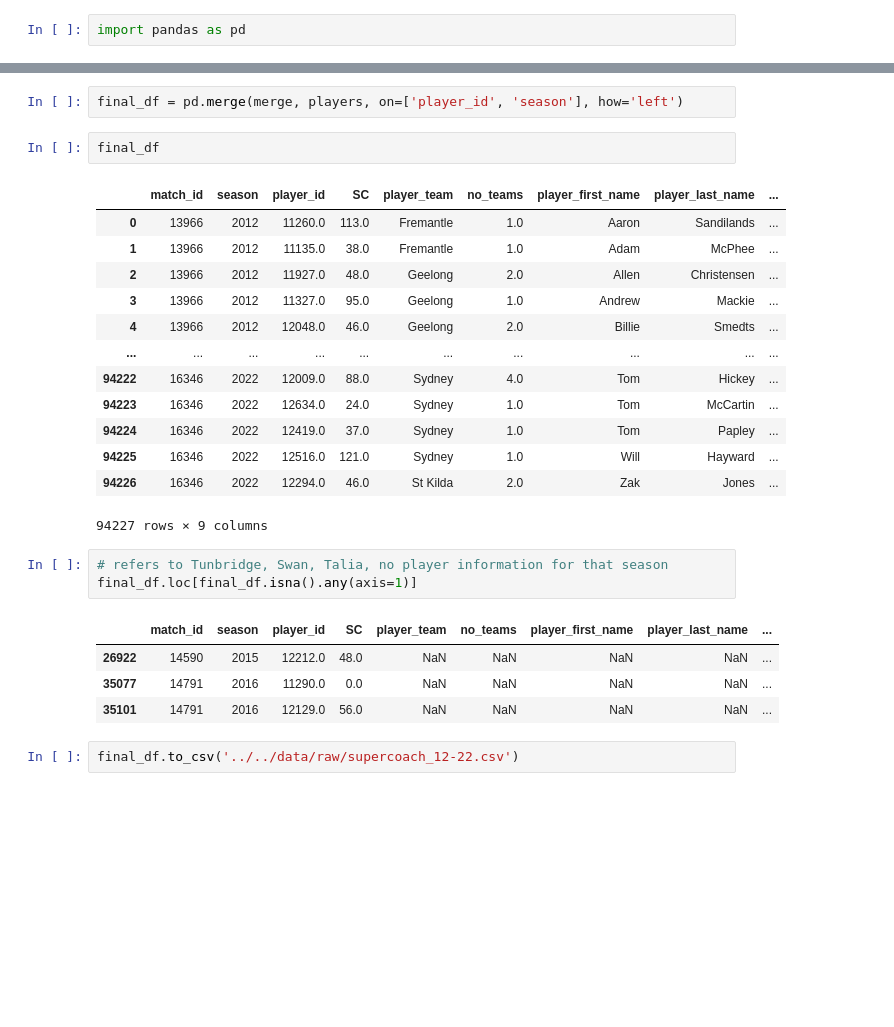
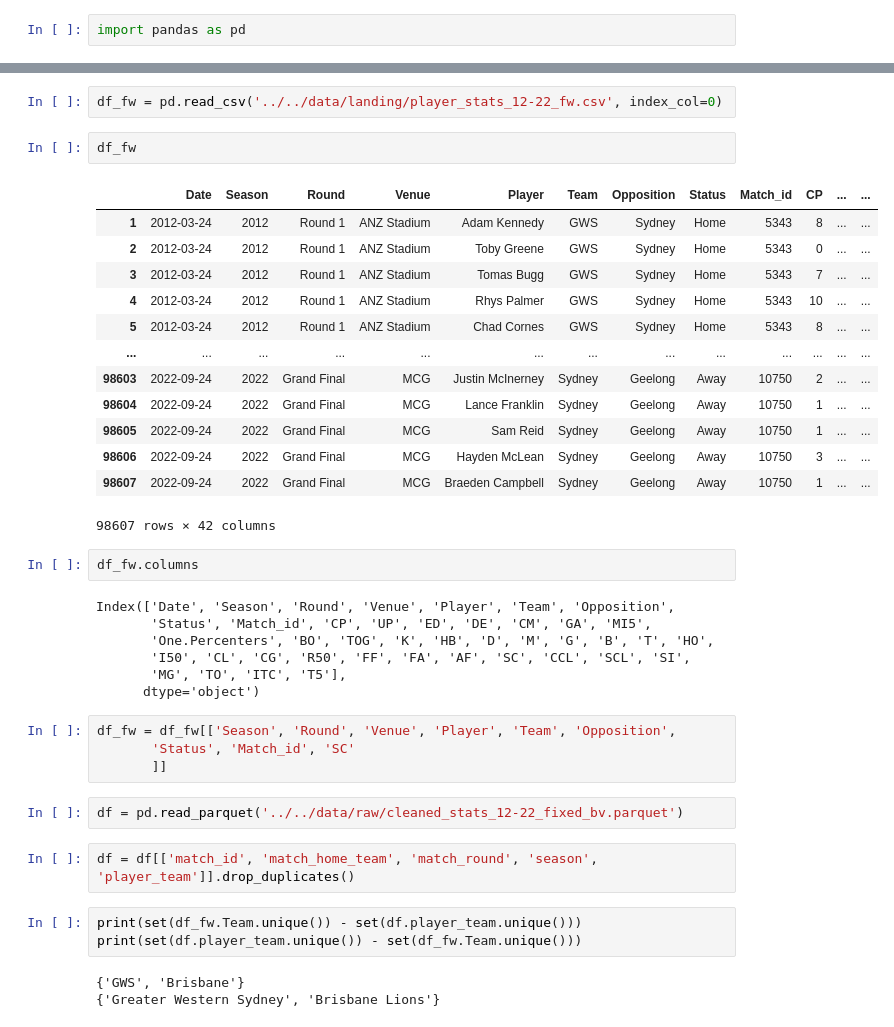
Before and after one commit to Neverknowwhattoput/My-Brownlow-Predictor, a Jupyter notebook: notebooks/1 - preprocessing/16 - preprocessing_footywire.ipynb, the cells around one changed output, grey strips where cells are left out. Saved outputs shown, nothing was run; the diff lists cells and outputs as text; blank space fills up the shorter version.

```diff
--- a/notebooks/1 - preprocessing/16 - preprocessing_footywire.ipynb
+++ b/notebooks/1 - preprocessing/16 - preprocessing_footywire.ipynb
@@ -307,28 +3,41 @@ merge = merge[['match_id', 'season', 'player_id', 'SC']]
-# %%
-final_df = pd.merge(merge, players, on=['player_id', 'season'], how='left')
-# %%
-final_df
-# %% [output]
-|  | match_id | season | player_id | SC | player_team | no_teams | player_first_name | player_last_name | ... |
-| 0 | 13966 | 2012 | 11260.0 | 113.0 | Fremantle | 1.0 | Aaron | Sandilands | ... |
-| 1 | 13966 | 2012 | 11135.0 | 38.0 | Fremantle | 1.0 | Adam | McPhee | ... |
-| 2 | 13966 | 2012 | 11927.0 | 48.0 | Geelong | 2.0 | Allen | Christensen | ... |
-| 3 | 13966 | 2012 | 11327.0 | 95.0 | Geelong | 1.0 | Andrew | Mackie | ... |
-| 4 | 13966 | 2012 | 12048.0 | 46.0 | Geelong | 2.0 | Billie | Smedts | ... |
-| ... | ... | ... | ... | ... | ... | ... | ... | ... | ... |
-| 94222 | 16346 | 2022 | 12009.0 | 88.0 | Sydney | 4.0 | Tom | Hickey | ... |
-| 94223 | 16346 | 2022 | 12634.0 | 24.0 | Sydney | 1.0 | Tom | McCartin | ... |
-| 94224 | 16346 | 2022 | 12419.0 | 37.0 | Sydney | 1.0 | Tom | Papley | ... |
-| 94225 | 16346 | 2022 | 12516.0 | 121.0 | Sydney | 1.0 | Will | Hayward | ... |
-| 94226 | 16346 | 2022 | 12294.0 | 46.0 | St Kilda | 2.0 | Zak | Jones | ... |
-94227 rows × 9 columns
-# %%
-# refers to Tunbridge, Swan, Talia, no player information for that season
-final_df.loc[final_df.isna().any(axis=1)]
-# %% [output]
-|  | match_id | season | player_id | SC | player_team | no_teams | player_first_name | player_last_name | ... |
-| 26922 | 14590 | 2015 | 12212.0 | 48.0 | NaN | NaN | NaN | NaN | ... |
-| 35077 | 14791 | 2016 | 11290.0 | 0.0 | NaN | NaN | NaN | NaN | ... |
-| 35101 | 14791 | 2016 | 12129.0 | 56.0 | NaN | NaN | NaN | NaN | ... |
-# %%
-final_df.to_csv('../../data/raw/supercoach_12-22.csv')
+# %%
+df_fw = pd.read_csv('../../data/landing/player_stats_12-22_fw.csv', index_col=0)
+# %%
+df_fw
+# %% [output]
+|  | Date | Season | Round | Venue | Player | Team | Opposition | Status | Match_id | CP | ... | ... |
+| 1 | 2012-03-24 | 2012 | Round 1 | ANZ Stadium | Adam Kennedy | GWS | Sydney | Home | 5343 | 8 | ... | ... |
+| 2 | 2012-03-24 | 2012 | Round 1 | ANZ Stadium | Toby Greene | GWS | Sydney | Home | 5343 | 0 | ... | ... |
+| 3 | 2012-03-24 | 2012 | Round 1 | ANZ Stadium | Tomas Bugg | GWS | Sydney | Home | 5343 | 7 | ... | ... |
+| 4 | 2012-03-24 | 2012 | Round 1 | ANZ Stadium | Rhys Palmer | GWS | Sydney | Home | 5343 | 10 | ... | ... |
+| 5 | 2012-03-24 | 2012 | Round 1 | ANZ Stadium | Chad Cornes | GWS | Sydney | Home | 5343 | 8 | ... | ... |
+| ... | ... | ... | ... | ... | ... | ... | ... | ... | ... | ... | ... | ... |
+| 98603 | 2022-09-24 | 2022 | Grand Final | MCG | Justin McInerney | Sydney | Geelong | Away | 10750 | 2 | ... | ... |
+| 98604 | 2022-09-24 | 2022 | Grand Final | MCG | Lance Franklin | Sydney | Geelong | Away | 10750 | 1 | ... | ... |
+| 98605 | 2022-09-24 | 2022 | Grand Final | MCG | Sam Reid | Sydney | Geelong | Away | 10750 | 1 | ... | ... |
+| 98606 | 2022-09-24 | 2022 | Grand Final | MCG | Hayden McLean | Sydney | Geelong | Away | 10750 | 3 | ... | ... |
+| 98607 | 2022-09-24 | 2022 | Grand Final | MCG | Braeden Campbell | Sydney | Geelong | Away | 10750 | 1 | ... | ... |
+98607 rows × 42 columns
+# %%
+df_fw.columns
+# %% [output]
+Index(['Date', 'Season', 'Round', 'Venue', 'Player', 'Team', 'Opposition',
+       'Status', 'Match_id', 'CP', 'UP', 'ED', 'DE', 'CM', 'GA', 'MI5',
+       'One.Percenters', 'BO', 'TOG', 'K', 'HB', 'D', 'M', 'G', 'B', 'T', 'HO',
+       'I50', 'CL', 'CG', 'R50', 'FF', 'FA', 'AF', 'SC', 'CCL', 'SCL', 'SI',
+       'MG', 'TO', 'ITC', 'T5'],
+      dtype='object')
+# %%
+df_fw = df_fw[['Season', 'Round', 'Venue', 'Player', 'Team', 'Opposition',
+       'Status', 'Match_id', 'SC'
+       ]]
+# %%
+df = pd.read_parquet('../../data/raw/cleaned_stats_12-22_fixed_bv.parquet')
+# %%
+df = df[['match_id', 'match_home_team', 'match_round', 'season', 'player_team']].drop_duplicates()
+# %%
+print(set(df_fw.Team.unique()) - set(df.player_team.unique()))
+print(set(df.player_team.unique()) - set(df_fw.Team.unique()))
+# %% [output]
+{'GWS', 'Brisbane'}
+{'Greater Western Sydney', 'Brisbane Lions'}
```
Also changed, not shown: parts of 95 cells of this notebook.
